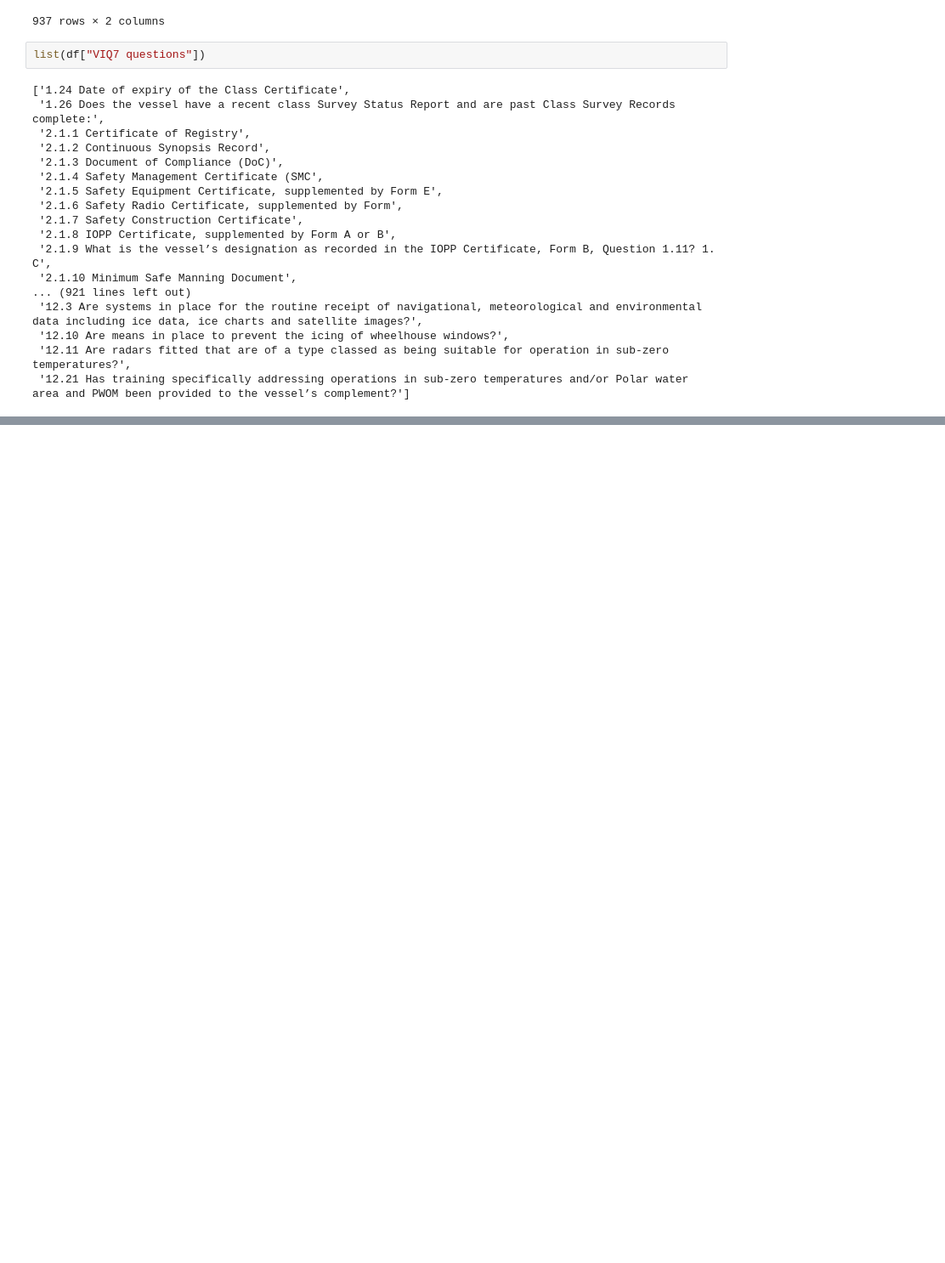
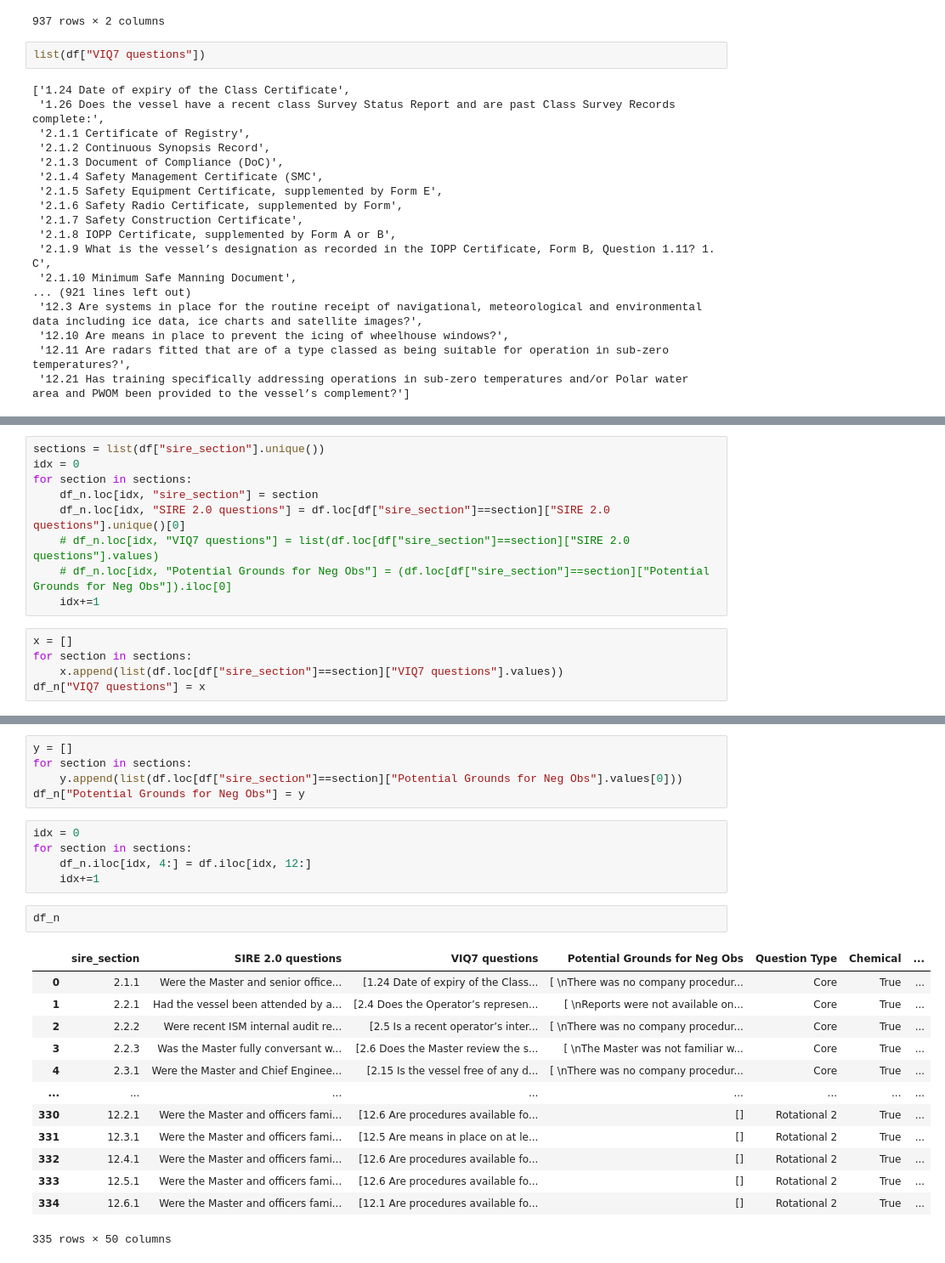
Before and after one commit to Sagnik-C/SIRE_2, a Jupyter notebook: home/work.ipynb, the cells around one changed output, grey strips where cells are left out. Shown at 85% size. Cells and saved outputs as stored; diff of their text form; blank space fills up the shorter version.

Commit message:
viq sire swapped aesthetics changed

```diff
--- a/home/work.ipynb
+++ b/home/work.ipynb
@@ -78,0 +101,14 @@ list(df["VIQ7 questions"])
+# %%
+sections = list(df["sire_section"].unique())
+idx = 0
+for section in sections:
+    df_n.loc[idx, "sire_section"] = section
+    df_n.loc[idx, "SIRE 2.0 questions"] = df.loc[df["sire_section"]==section]["SIRE 2.0 questions"].unique()[0]
+    # df_n.loc[idx, "VIQ7 questions"] = list(df.loc[df["sire_section"]==section]["SIRE 2.0 questions"].values)
+    # df_n.loc[idx, "Potential Grounds for Neg Obs"] = (df.loc[df["sire_section"]==section]["Potential Grounds for Neg Obs"]).iloc[0]
+    idx+=1
+# %%
+x = []
+for section in sections:
+    x.append(list(df.loc[df["sire_section"]==section]["VIQ7 questions"].values))
+df_n["VIQ7 questions"] = x
@@ -78,0 +135,26 @@ list(df["VIQ7 questions"])
+# %%
+y = []
+for section in sections:
+    y.append(list(df.loc[df["sire_section"]==section]["Potential Grounds for Neg Obs"].values[0]))
+df_n["Potential Grounds for Neg Obs"] = y
+# %%
+idx = 0
+for section in sections:
+    df_n.iloc[idx, 4:] = df.iloc[idx, 12:]
+    idx+=1
+# %%
+df_n
+# %% [output]
+|  | sire_section | SIRE 2.0 questions | VIQ7 questions | Potential Grounds for Neg Obs | Question Type | Chemical | ... |
+| 0 | 2.1.1 | Were the Master and senior office... | [1.24 Date of expiry of the Class... | [ \nThere was no company procedur... | Core | True | ... |
+| 1 | 2.2.1 | Had the vessel been attended by a... | [2.4 Does the Operator’s represen... | [ \nReports were not available on... | Core | True | ... |
+| 2 | 2.2.2 | Were recent ISM internal audit re... | [2.5 Is a recent operator’s inter... | [ \nThere was no company procedur... | Core | True | ... |
+| 3 | 2.2.3 | Was the Master fully conversant w... | [2.6 Does the Master review the s... | [ \nThe Master was not familiar w... | Core | True | ... |
+| 4 | 2.3.1 | Were the Master and Chief Enginee... | [2.15 Is the vessel free of any d... | [ \nThere was no company procedur... | Core | True | ... |
+| ... | ... | ... | ... | ... | ... | ... | ... |
+| 330 | 12.2.1 | Were the Master and officers fami... | [12.6 Are procedures available fo... | [] | Rotational 2 | True | ... |
+| 331 | 12.3.1 | Were the Master and officers fami... | [12.5 Are means in place on at le... | [] | Rotational 2 | True | ... |
+| 332 | 12.4.1 | Were the Master and officers fami... | [12.6 Are procedures available fo... | [] | Rotational 2 | True | ... |
+| 333 | 12.5.1 | Were the Master and officers fami... | [12.6 Are procedures available fo... | [] | Rotational 2 | True | ... |
+| 334 | 12.6.1 | Were the Master and officers fami... | [12.1 Are procedures available fo... | [] | Rotational 2 | True | ... |
+335 rows × 50 columns
```
Also changed, not shown: parts of 9 cells of this notebook, 14 other files.
